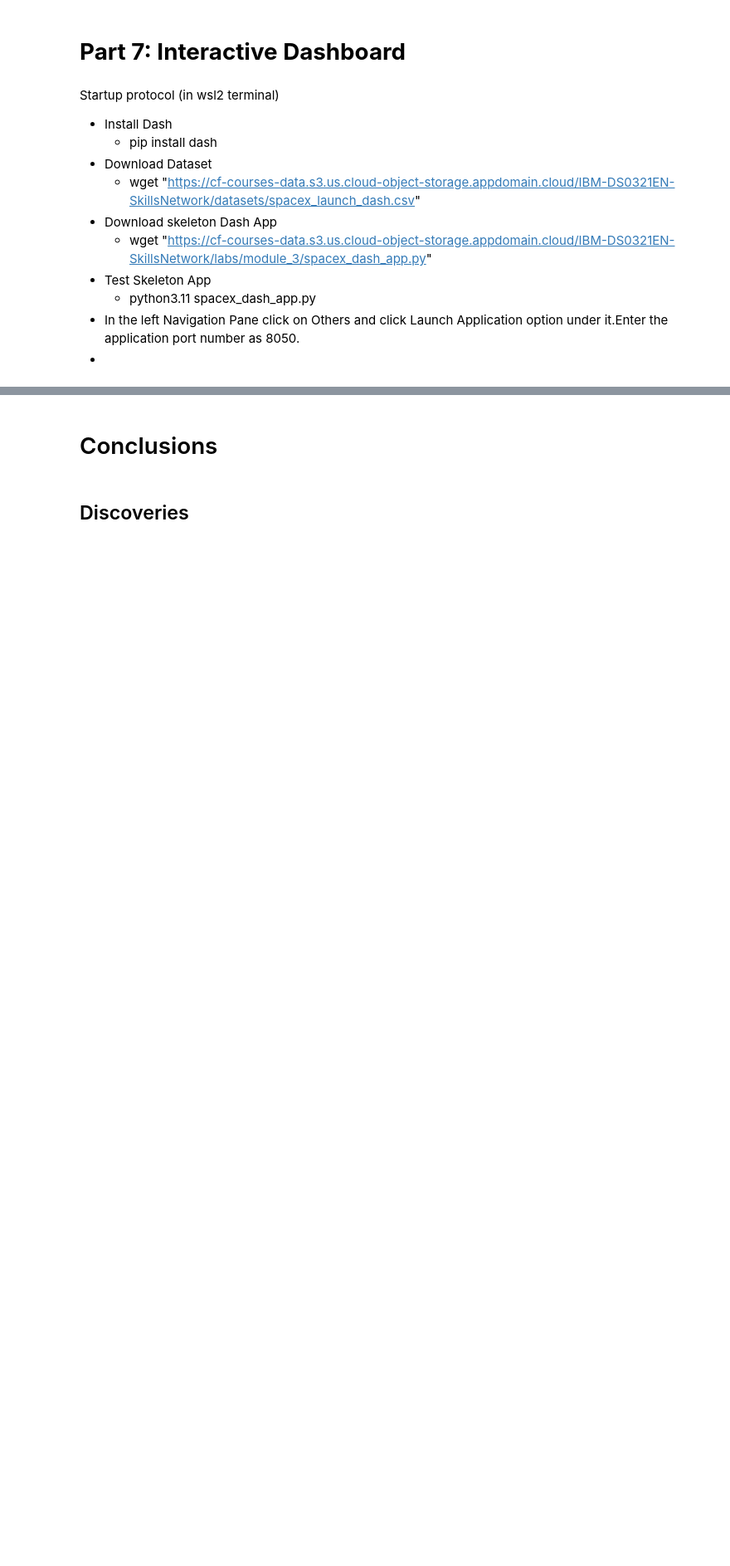
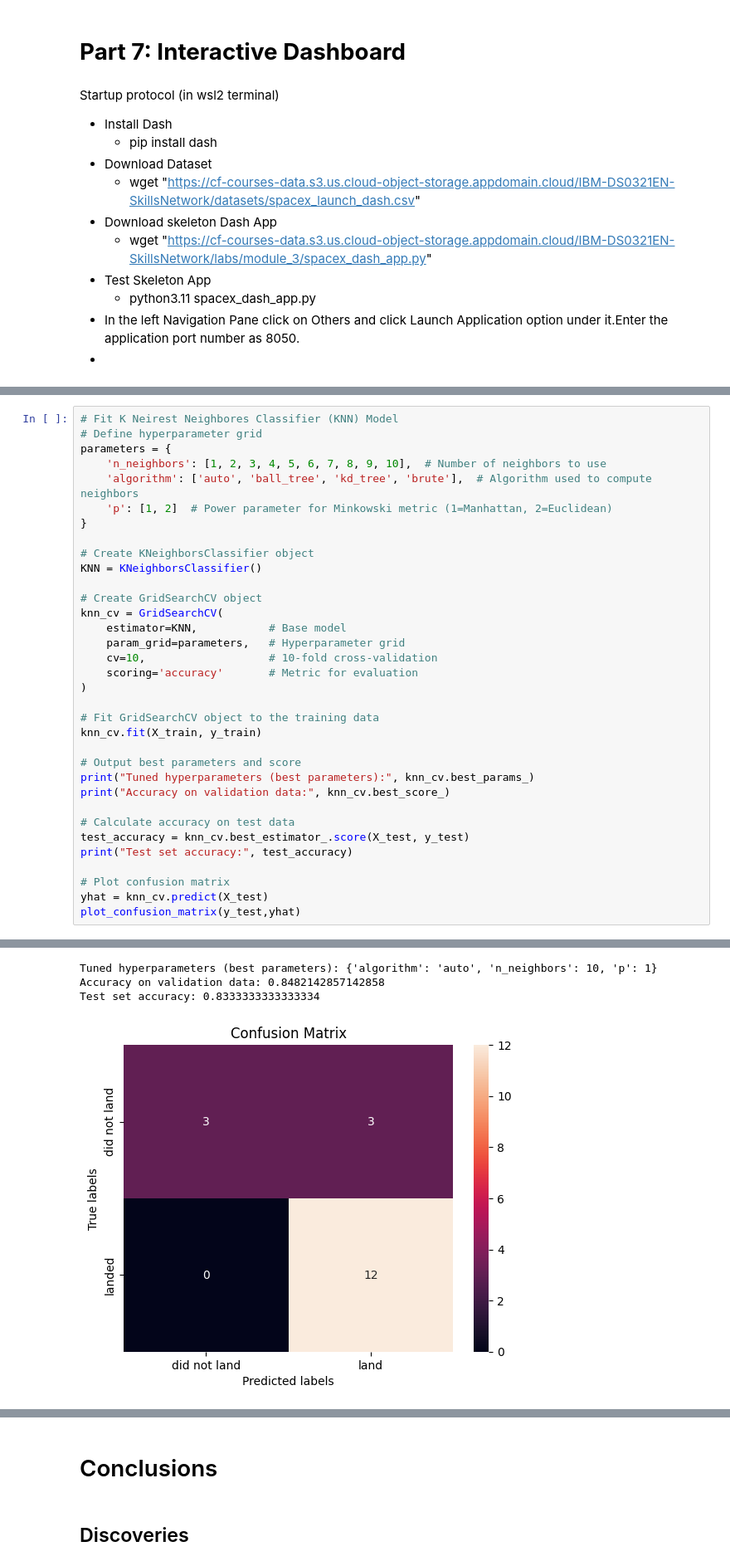
Before and after one commit to MikiasHWT/ibm_cert, a Jupyter notebook: SpaceX_Landing_Prediction.ipynb, the cells around one changed output, grey strips where cells are left out. Shown at 83% size. Saved outputs shown, nothing was run; the diff lists cells and outputs as text; blank space fills up the shorter version.

```diff
--- a/SpaceX_Landing_Prediction.ipynb
+++ b/SpaceX_Landing_Prediction.ipynb
@@ -1845,0 +2129,35 @@ Startup protocol (in wsl2 terminal)
+# %%
+# Fit K Neirest Neighbores Classifier (KNN) Model
+# Define hyperparameter grid
+parameters = {
+    'n_neighbors': [1, 2, 3, 4, 5, 6, 7, 8, 9, 10],  # Number of neighbors to use
+    'algorithm': ['auto', 'ball_tree', 'kd_tree', 'brute'],  # Algorithm used to compute neighbors
+    'p': [1, 2]  # Power parameter for Minkowski metric (1=Manhattan, 2=Euclidean)
+}
+
+# Create KNeighborsClassifier object
+KNN = KNeighborsClassifier()
+
+# Create GridSearchCV object
+knn_cv = GridSearchCV(
+    estimator=KNN,           # Base model
+    param_grid=parameters,   # Hyperparameter grid
+    cv=10,                   # 10-fold cross-validation
+    scoring='accuracy'       # Metric for evaluation
+)
+
+# Fit GridSearchCV object to the training data
+knn_cv.fit(X_train, y_train)
+
+# Output best parameters and score
+print("Tuned hyperparameters (best parameters):", knn_cv.best_params_)
+print("Accuracy on validation data:", knn_cv.best_score_)
+
+# Calculate accuracy on test data
+test_accuracy = knn_cv.best_estimator_.score(X_test, y_test)
+print("Test set accuracy:", test_accuracy)
+
+# Plot confusion matrix
+yhat = knn_cv.predict(X_test)
+plot_confusion_matrix(y_test,yhat)
+# %% [output]
@@ -1845,0 +2169,4 @@ Startup protocol (in wsl2 terminal)
+Tuned hyperparameters (best parameters): {'algorithm': 'auto', 'n_neighbors': 10, 'p': 1}
+Accuracy on validation data: 0.8482142857142858
+Test set accuracy: 0.8333333333333334
+[figure, added]
```
Also changed, not shown: parts of 32 cells of this notebook, 7 other files.
